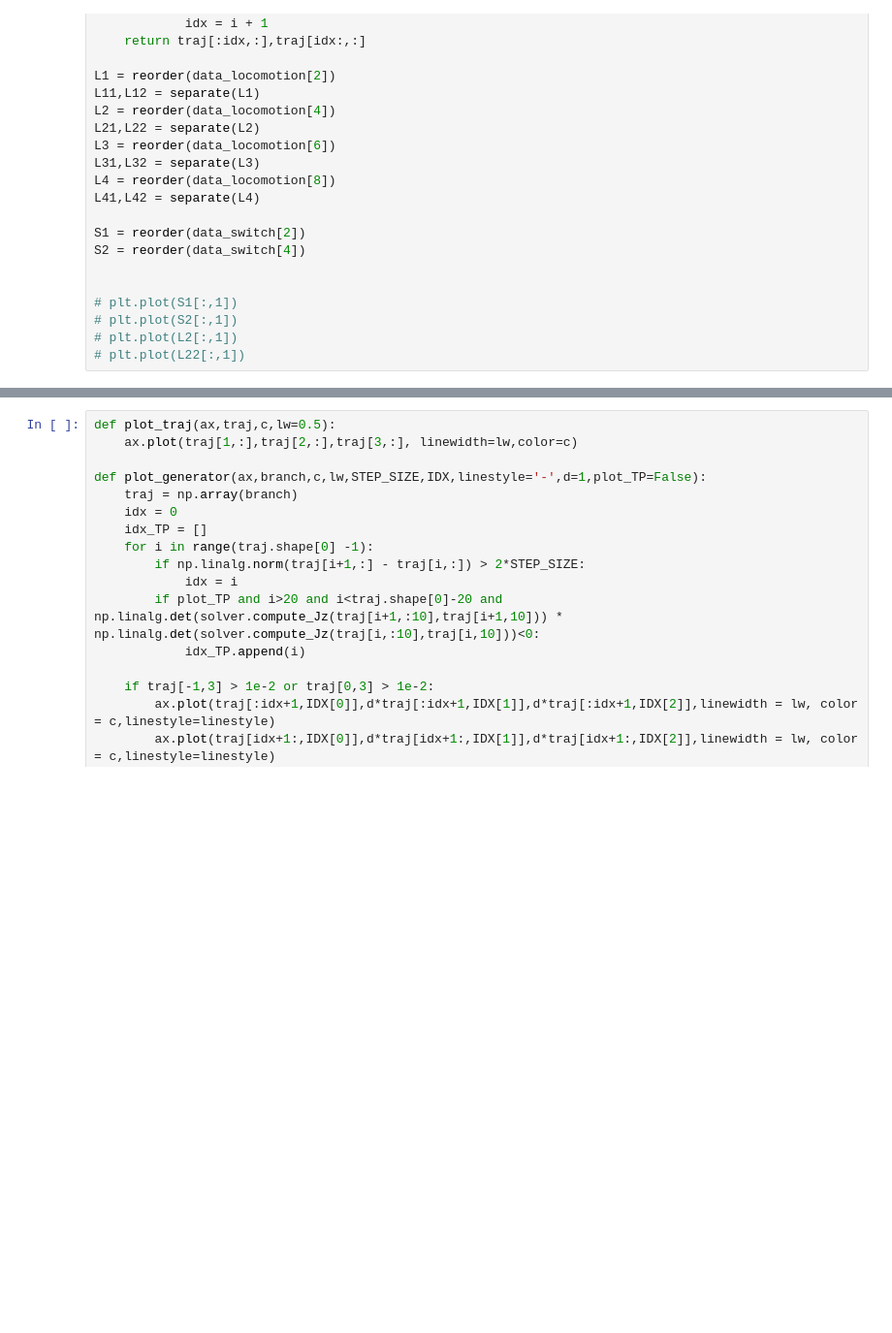
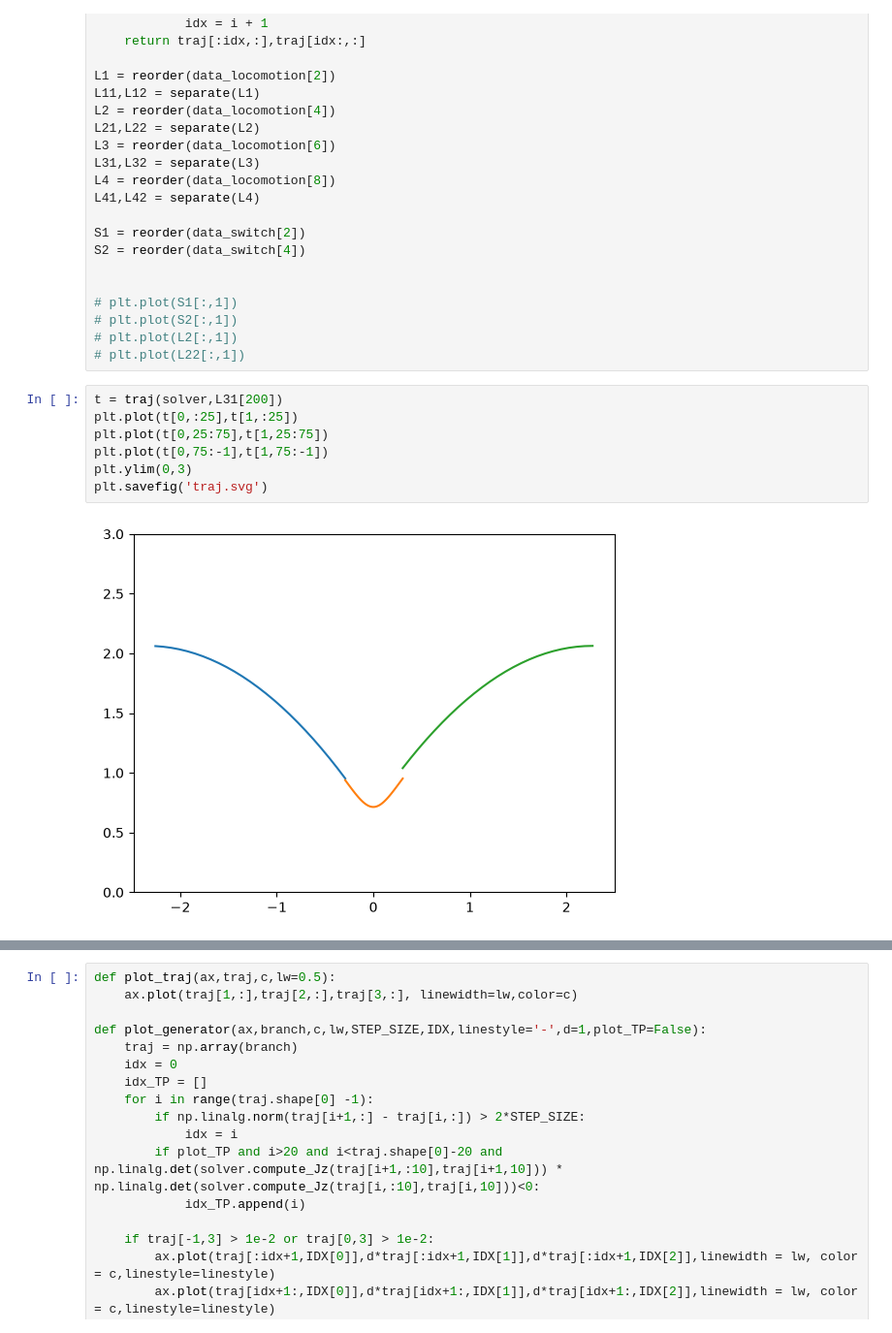
Before and after one commit to GLembrez/NMM-hopper, a Jupyter notebook: rendering.ipynb, the cells around one changed output, grey strips where cells are left out. Shown at 97% size. Saved outputs shown, nothing was run; the diff lists cells and outputs as text; blank space fills up the shorter version.

```diff
--- a/rendering.ipynb
+++ b/rendering.ipynb
@@ -142,6 +145,15 @@ S2 = reorder(data_switch[4])
 # plt.plot(S2[:,1])
 # plt.plot(L2[:,1])
 # plt.plot(L22[:,1])
+# %%
+t = traj(solver,L31[200])
+plt.plot(t[0,:25],t[1,:25])
+plt.plot(t[0,25:75],t[1,25:75])
+plt.plot(t[0,75:-1],t[1,75:-1])
+plt.ylim(0,3)
+plt.savefig('traj.svg')
+# %% [output]
+[figure, added]
 # %%
 from matplotlib import colorbar,colors,colorizer
 
```
Also changed, not shown: parts of 4 cells of this notebook, 12 other files.
